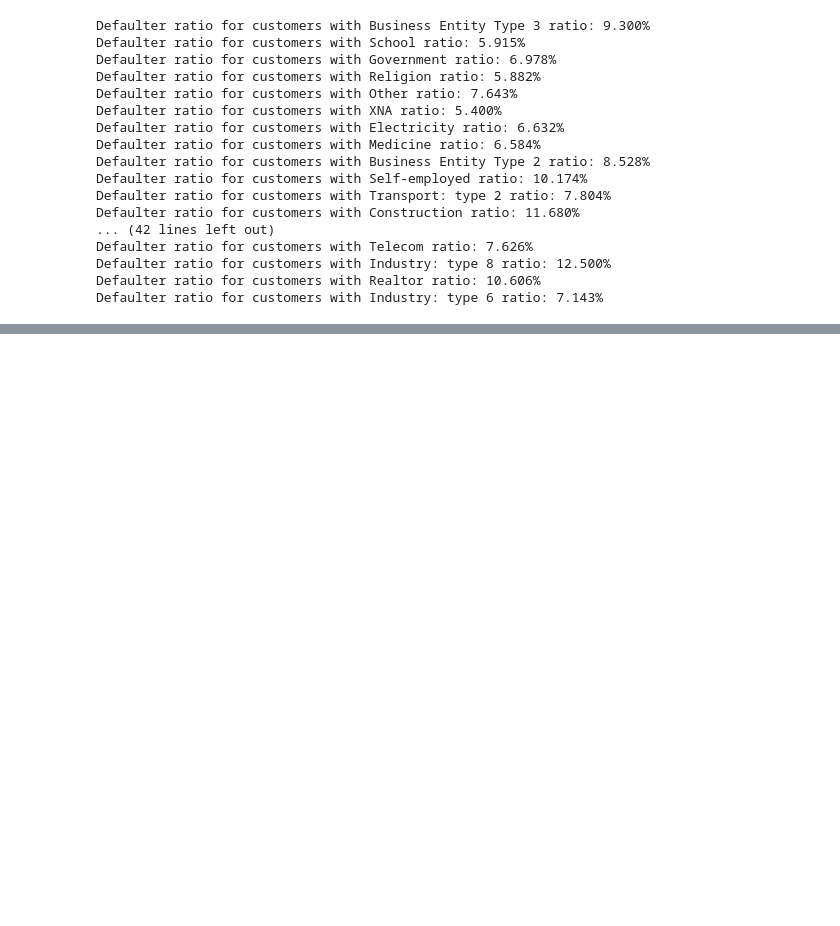
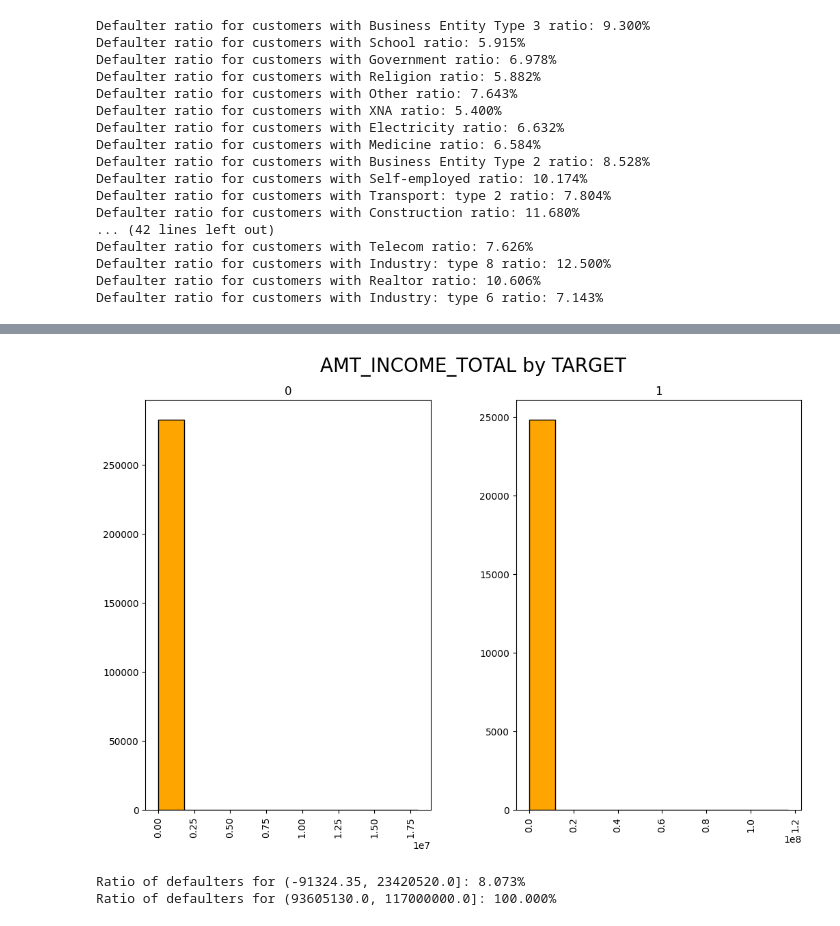
Before and after one commit to Shahidshaik5/Credit-Scoring-Model-Enhancing-Creditworthiness-Assessment-Using-Machine-Learning, a Jupyter notebook: Home_Credit_Default_Risk_Code.ipynb, the cells around one changed output, grey strips where cells are left out. Cells and saved outputs as stored; diff of their text form; code cells hidden in the pictures; blank space fills up the shorter version.

```diff
--- a/Home_Credit_Default_Risk_Code.ipynb
+++ b/Home_Credit_Default_Risk_Code.ipynb
@@ -348,0 +414,10 @@ Defaulter ratio for customers with Industry: type 6 ratio: 7.143%
+# %%
+df.hist(column='AMT_INCOME_TOTAL', by='TARGET', figsize=(12, 8), color='orange',edgecolor='black')
+#adding titles and labels
+plt.suptitle('AMT_INCOME_TOTAL by TARGET', fontsize=20)
+plt.show()
+calculate_default_ratios(df, 'AMT_INCOME_TOTAL', 'TARGET')
+# %% [output]
+[figure, added]
+Ratio of defaulters for (-91324.35, 23420520.0]: 8.073%
+Ratio of defaulters for (93605130.0, 117000000.0]: 100.000%
```
Also changed, not shown: parts of 21 cells of this notebook.
